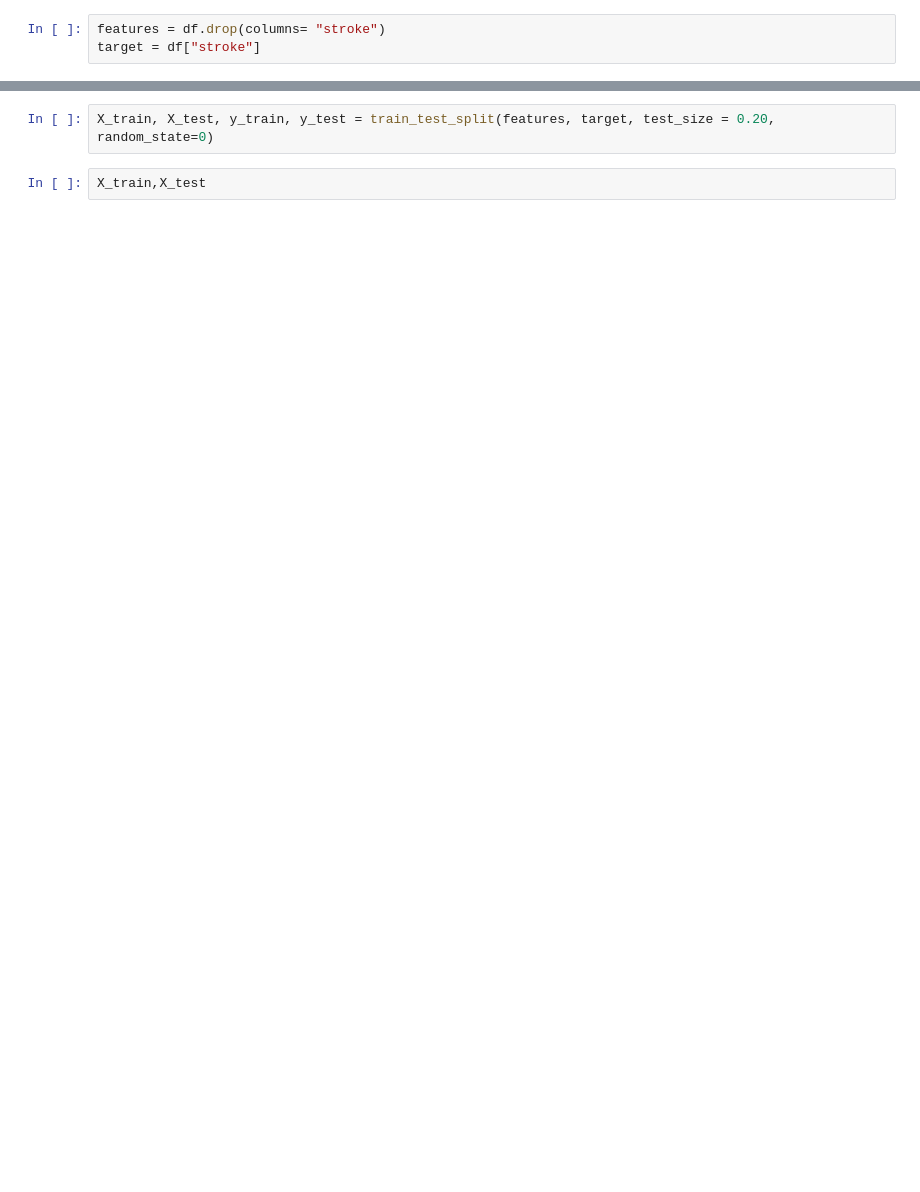
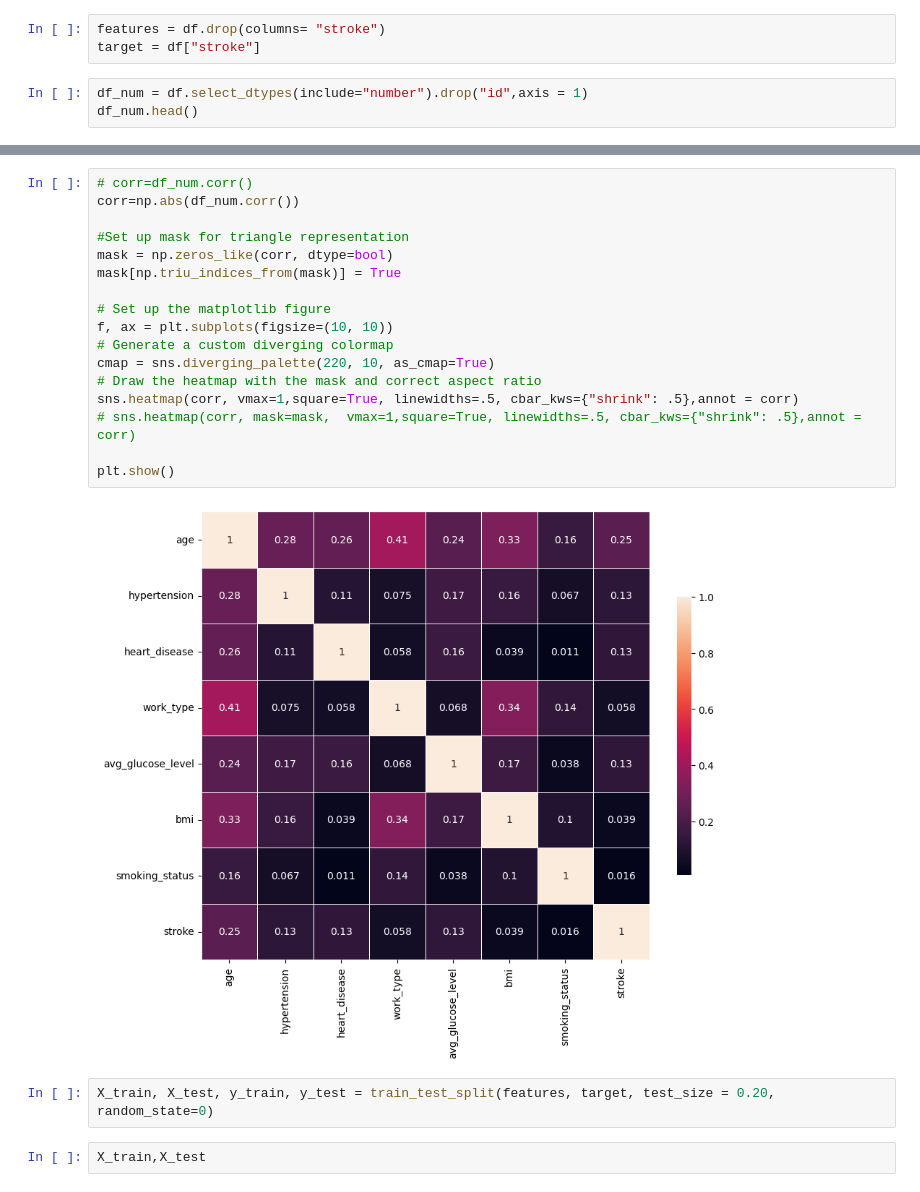
Before and after one commit to Egbe34/ML-Project, a Jupyter notebook: notebooks/robert_ml_101.ipynb, the cells around one changed output, grey strips where cells are left out. Saved outputs shown, nothing was run; the diff lists cells and outputs as text; blank space fills up the shorter version.

```diff
--- a/notebooks/robert_ml_101.ipynb
+++ b/notebooks/robert_ml_101.ipynb
@@ -52,3 +102,6 @@ df["bmi"] = df["bmi"].fillna(df["bmi"].mean())
 # %%
 features = df.drop(columns= "stroke")
 target = df["stroke"]
+# %%
+df_num = df.select_dtypes(include="number").drop("id",axis = 1)
+df_num.head()
@@ -55,3 +115,22 @@ target = df["stroke"]
+# %%
+# corr=df_num.corr()
+corr=np.abs(df_num.corr())
+
+#Set up mask for triangle representation
+mask = np.zeros_like(corr, dtype=bool)
+mask[np.triu_indices_from(mask)] = True
+
+# Set up the matplotlib figure
+f, ax = plt.subplots(figsize=(10, 10))
+# Generate a custom diverging colormap
+cmap = sns.diverging_palette(220, 10, as_cmap=True)
+# Draw the heatmap with the mask and correct aspect ratio
+sns.heatmap(corr, vmax=1,square=True, linewidths=.5, cbar_kws={"shrink": .5},annot = corr)
+# sns.heatmap(corr, mask=mask,  vmax=1,square=True, linewidths=.5, cbar_kws={"shrink": .5},annot = corr)
+
+plt.show()
+# %% [output]
+[figure, added]
 # %%
 X_train, X_test, y_train, y_test = train_test_split(features, target, test_size = 0.20, random_state=0)
 # %%
```
Also changed, not shown: parts of 35 cells of this notebook.
